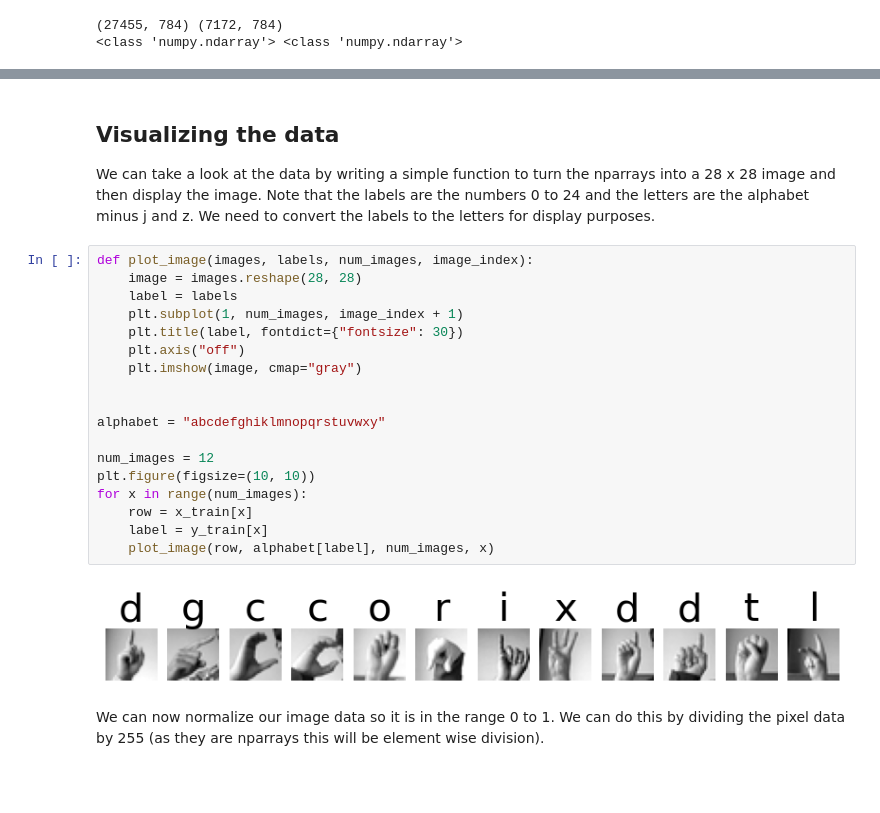
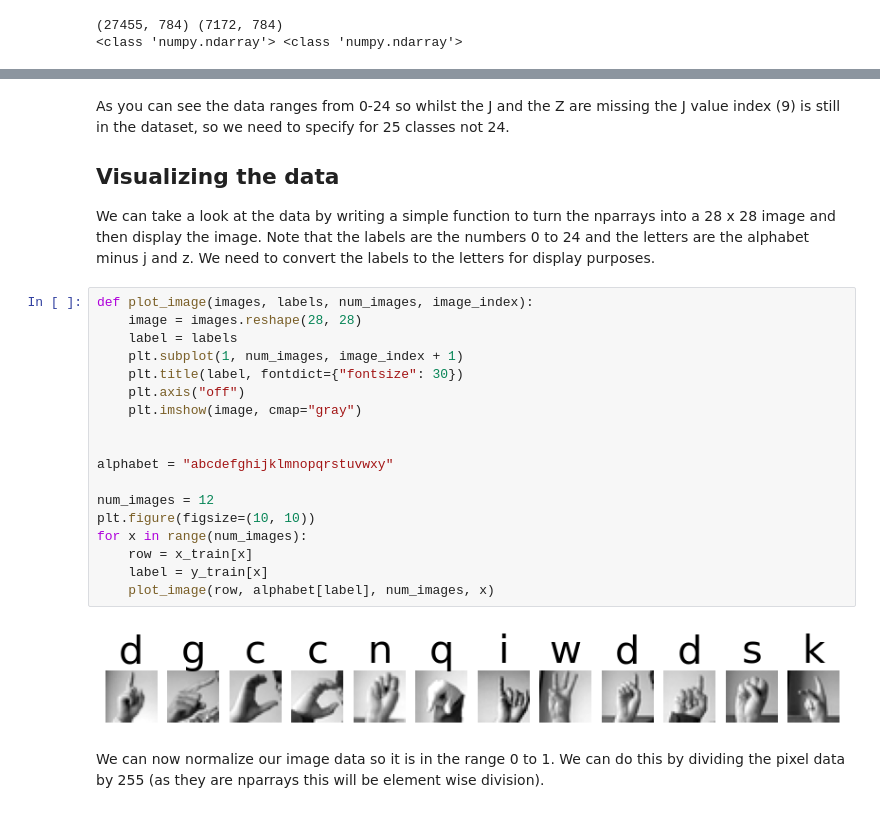
Before and after one commit to NCCA/SEForMedia, a Jupyter notebook: ASL/ASLPart1.ipynb, the cells around one changed output, grey strips where cells are left out. Cells and saved outputs as stored; diff of their text form; blank space fills up the shorter version.

```diff
--- a/ASL/ASLPart1.ipynb
+++ b/ASL/ASLPart1.ipynb
@@ -122,27 +148,29 @@ print(type(x_train), type(x_valid))
 # %% [markdown]
+As you can see the data ranges from 0-24 so whilst the J and the Z are missing the J value index (9) is still in the dataset, so we need to specify for 25 classes not 24.
+
 ## Visualizing the data
 
 We can take a look at the data by writing a simple function to turn the nparrays into a 28 x 28 image and then display the image. Note that the labels are the numbers 0 to 24 and the letters are the alphabet minus j and z. We need to convert the labels to the letters for display purposes.
 # %%
 def plot_image(images, labels, num_images, image_index):
     image = images.reshape(28, 28)
     label = labels
     plt.subplot(1, num_images, image_index + 1)
     plt.title(label, fontdict={"fontsize": 30})
     plt.axis("off")
     plt.imshow(image, cmap="gray")
 
 
-alphabet = "abcdefghiklmnopqrstuvwxy"
+alphabet = "abcdefghijklmnopqrstuvwxy"
 
 num_images = 12
 plt.figure(figsize=(10, 10))
 for x in range(num_images):
     row = x_train[x]
     label = y_train[x]
     plot_image(row, alphabet[label], num_images, x)
 # %% [output]
-[figure, old version]
+[figure, new version]
 # %% [markdown]
 We can now normalize our image data so it is in the range 0 to 1. We can do this by dividing the pixel data by 255 (as they are nparrays this will be element wise division).
 # %%
```
Also changed, not shown: parts of 9 cells of this notebook, 2 other files.
